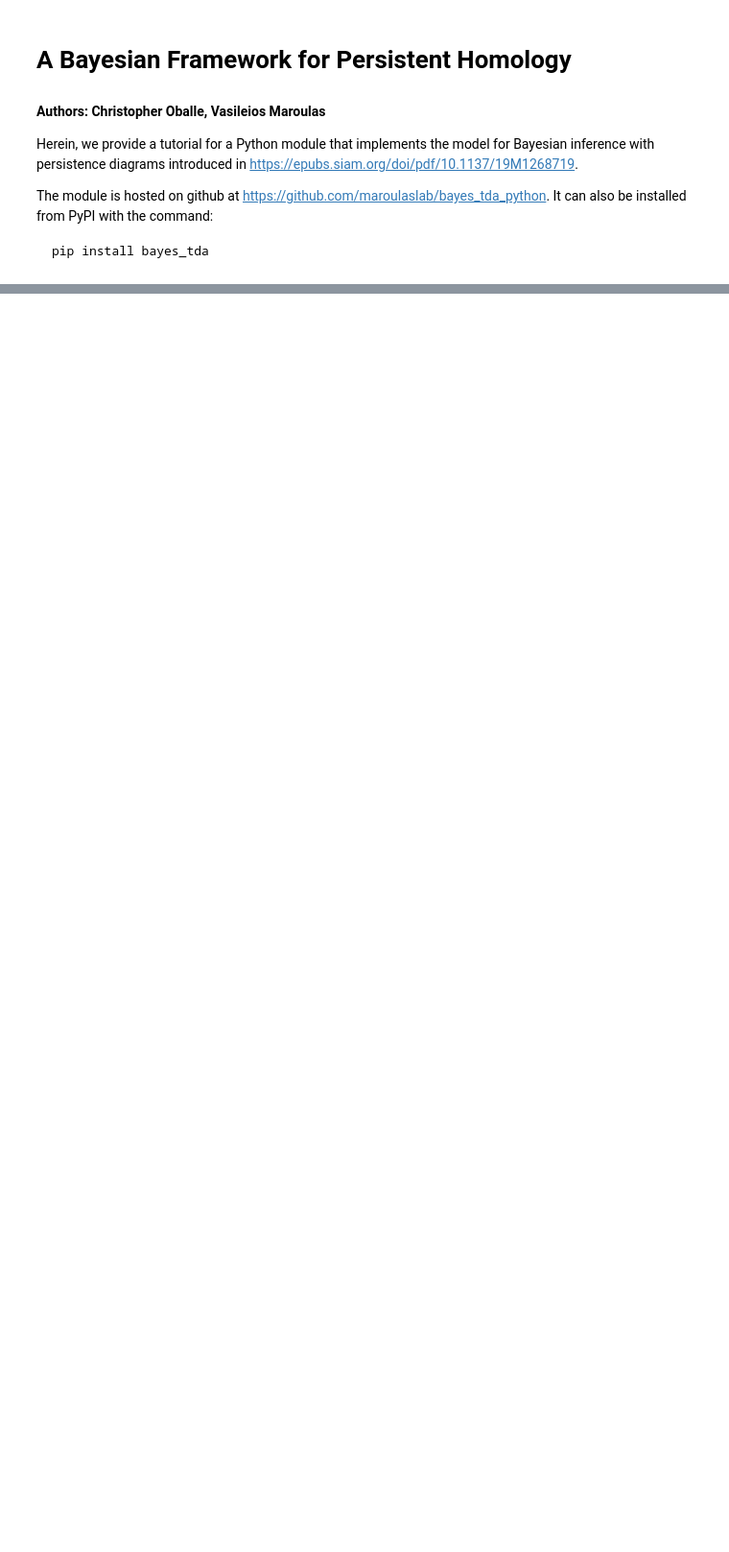
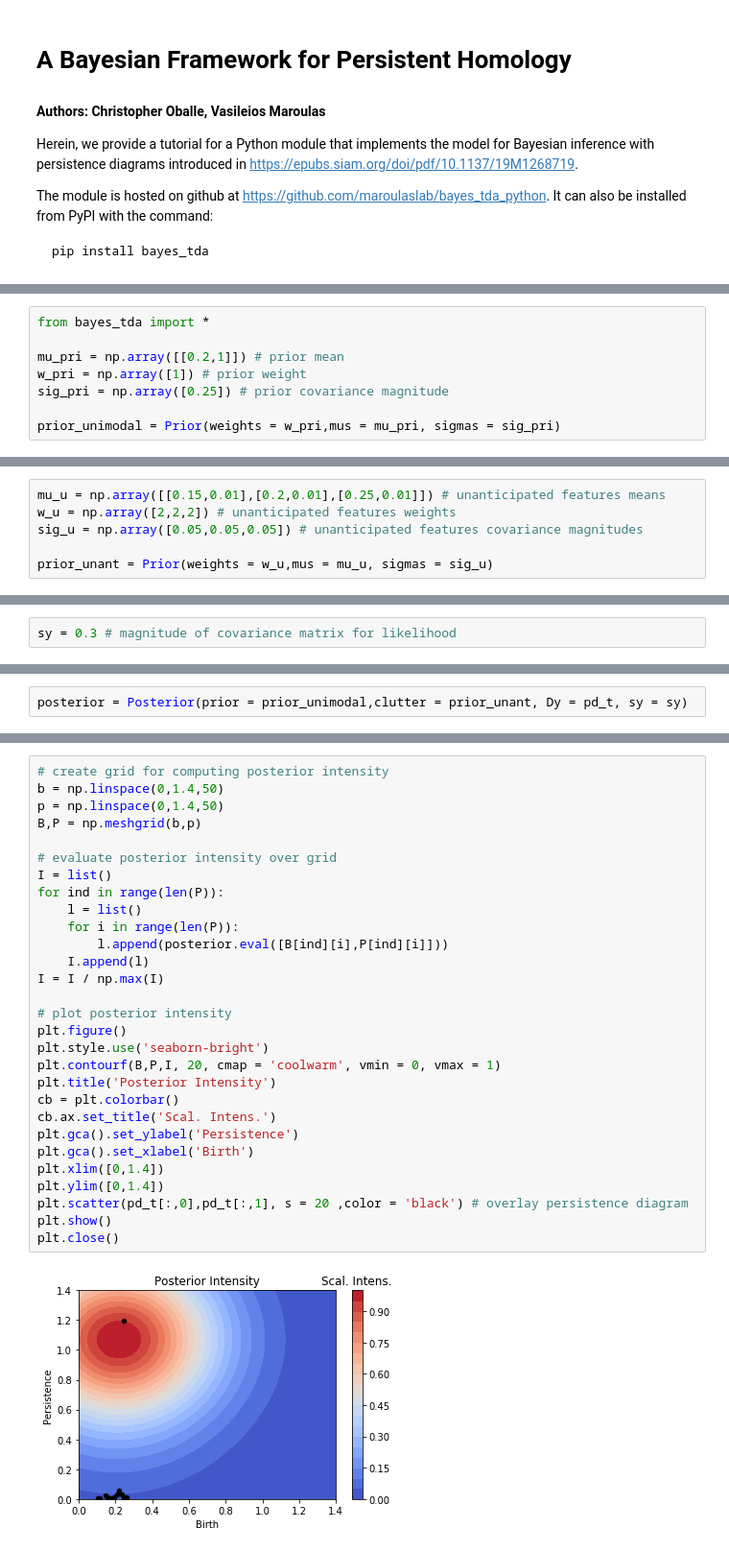
Before and after one commit to coballejr/misc, a Jupyter notebook: Tuto-GUDHI-bayes-tda.ipynb, the cells around one changed output, grey strips where cells are left out. Shown at 96% size. Drawn from its saved outputs; the diff is of its cells as text; blank space fills up the shorter version.

```diff
--- a/Tuto-GUDHI-bayes-tda.ipynb
+++ b/Tuto-GUDHI-bayes-tda.ipynb
@@ -106,0 +86,8 @@ plt.close(post_plot)
+# %%
+from bayes_tda import *
+
+mu_pri = np.array([[0.2,1]]) # prior mean
+w_pri = np.array([1]) # prior weight
+sig_pri = np.array([0.25]) # prior covariance magnitude
+
+prior_unimodal = Prior(weights = w_pri,mus = mu_pri, sigmas = sig_pri)
@@ -106,0 +106,6 @@ plt.close(post_plot)
+# %%
+mu_u = np.array([[0.15,0.01],[0.2,0.01],[0.25,0.01]]) # unanticipated features means
+w_u = np.array([2,2,2]) # unanticipated features weights
+sig_u = np.array([0.05,0.05,0.05]) # unanticipated features covariance magnitudes
+
+prior_unant = Prior(weights = w_u,mus = mu_u, sigmas = sig_u)
@@ -106,0 +114,2 @@ plt.close(post_plot)
+# %%
+sy = 0.3 # magnitude of covariance matrix for likelihood
@@ -106,0 +118,2 @@ plt.close(post_plot)
+# %%
+posterior = Posterior(prior = prior_unimodal,clutter = prior_unant, Dy = pd_t, sy = sy)
@@ -106,0 +122,31 @@ plt.close(post_plot)
+# %%
+# create grid for computing posterior intensity
+b = np.linspace(0,1.4,50)
+p = np.linspace(0,1.4,50)
+B,P = np.meshgrid(b,p)
+
+# evaluate posterior intensity over grid
+I = list()
+for ind in range(len(P)):
+    l = list()
+    for i in range(len(P)):
+        l.append(posterior.eval([B[ind][i],P[ind][i]]))
+    I.append(l)
+I = I / np.max(I)
+
+# plot posterior intensity
+plt.figure()
+plt.style.use('seaborn-bright')
+plt.contourf(B,P,I, 20, cmap = 'coolwarm', vmin = 0, vmax = 1)
+plt.title('Posterior Intensity')
+cb = plt.colorbar()
+cb.ax.set_title('Scal. Intens.')
+plt.gca().set_ylabel('Persistence')
+plt.gca().set_xlabel('Birth')
+plt.xlim([0,1.4])
+plt.ylim([0,1.4])
+plt.scatter(pd_t[:,0],pd_t[:,1], s = 20 ,color = 'black') # overlay persistence diagram
+plt.show()
+plt.close()
+# %% [output]
+[figure, added]
```
Also changed, not shown: parts of 37 cells of this notebook.
